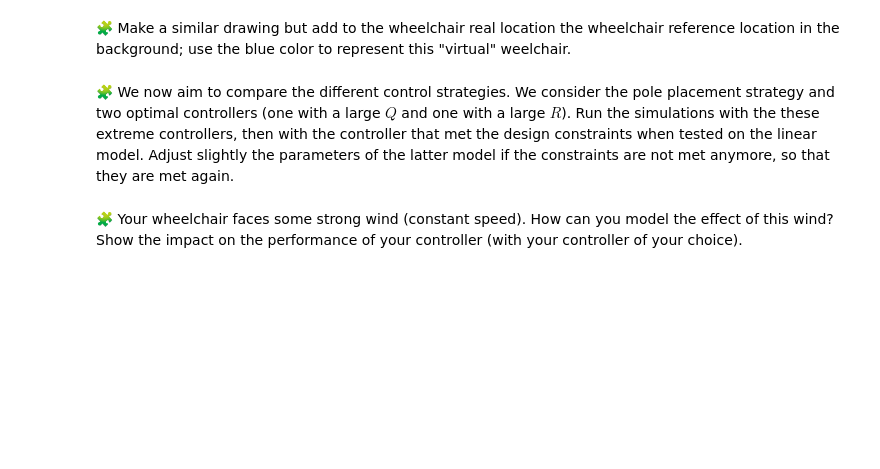
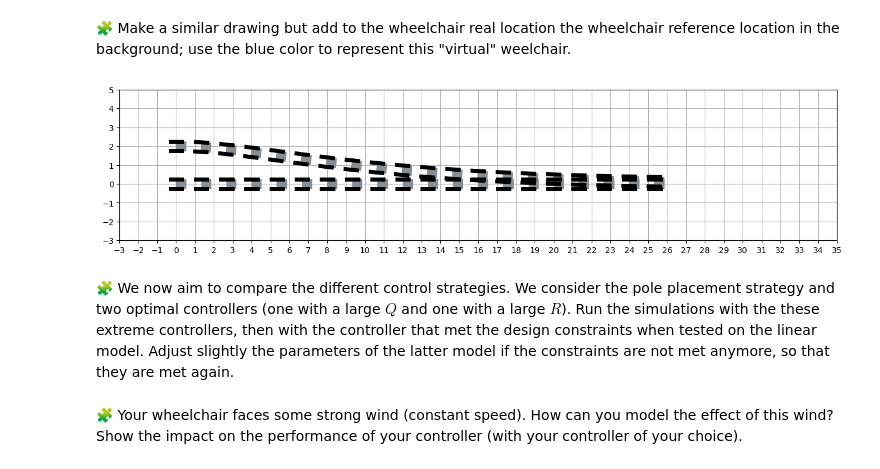
Before and after one commit to AchrafRachidi2000/control-engineering-with-python-project-2022-2023, a Jupyter notebook: Project-3.ipynb, the cells around one changed output. Cells and saved outputs as stored; diff of their text form; code cells hidden in the pictures; blank space fills up the shorter version.

```diff
--- a/Project-3.ipynb
+++ b/Project-3.ipynb
@@ -973,3 +971,19 @@ pass
+# %%
+t = arange(0, 20 ,1)
+sol2 = r1["sol"](t)
+draw_arena(xmax=35,xmin=-3,ymin=-3,ymax=5)
+for x, y, theta in sol2.T:
+    draw_wheelchair(x, y, theta)
+
+x=[v*i for i in t]
+y=[0 for i in t]
+theta=[0 for i in t]
+combined_array = np.column_stack((x, y, theta))
+for x, y, theta in combined_array:
+    draw_wheelchair(x, y, theta)
+    plt.fill(color="b")
+# %% [output]
+[figure, added]
 # %% [markdown]
 🧩 We now aim to compare the different control strategies. We consider the pole placement strategy and two optimal controllers (one with a large $Q$ and one with a large $R$). Run the simulations with the these extreme controllers, then with the controller that met the design constraints when tested on the linear model. Adjust slightly the parameters of the latter model if the constraints are not met anymore, so that they are met again.
 # %%
```
Also changed, not shown: parts of 9 cells of this notebook.
